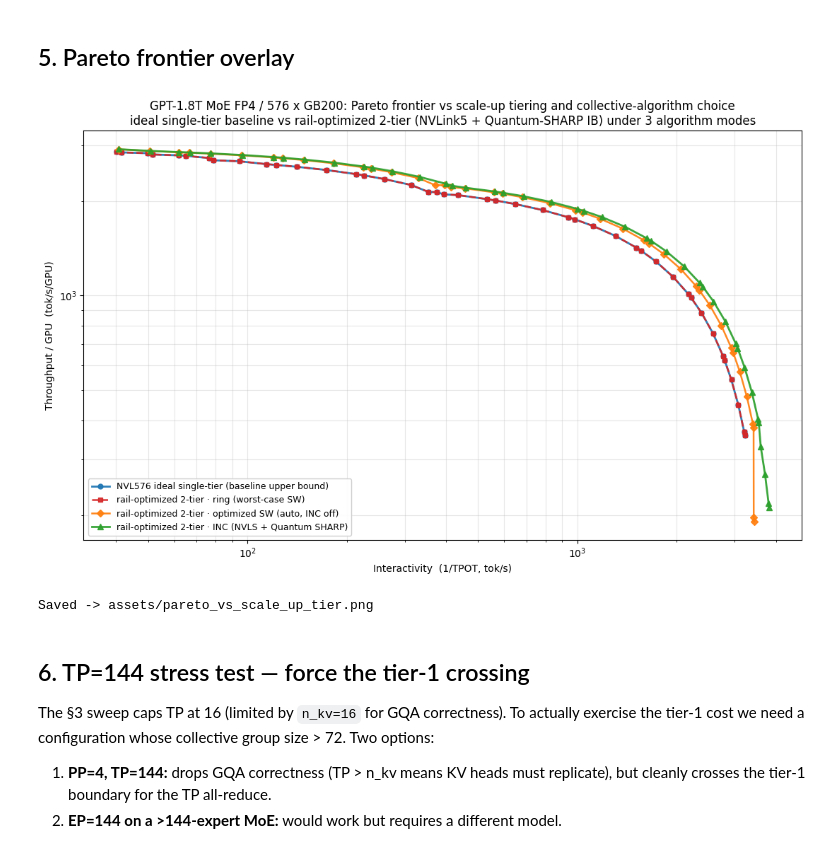
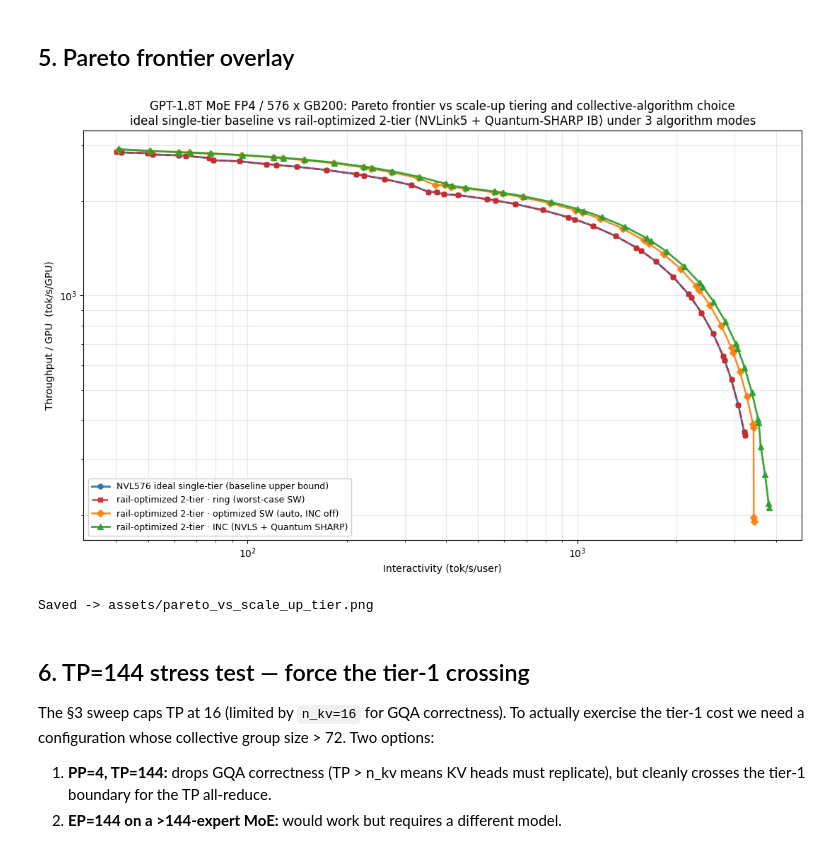
Before and after one commit to spiceMonkey/llm_perf, a Jupyter notebook: notebooks/pareto_vs_scale_up_tier.ipynb, the cells around one changed output. Drawn from its saved outputs; the diff is of its cells as text; code cells hidden in the pictures.

```diff
--- a/notebooks/pareto_vs_scale_up_tier.ipynb
+++ b/notebooks/pareto_vs_scale_up_tier.ipynb
@@ -311,35 +311,35 @@ styles = {
                         label="NVL576 ideal single-tier (baseline upper bound)"),
     "rail+ring":   dict(color="#d62728", marker="s", linestyle="--", lw=1.8, ms=5,
                         label="rail-optimized 2-tier · ring (worst-case SW)"),
     "rail+sw_opt": dict(color="#ff7f0e", marker="D", linestyle="-",  lw=1.8, ms=5,
                         label="rail-optimized 2-tier · optimized SW (auto, INC off)"),
     "rail+inc":    dict(color="#2ca02c", marker="^", linestyle="-",  lw=2.0, ms=6,
                         label="rail-optimized 2-tier · INC (NVLS + Quantum SHARP)"),
 }
 
 for label, fr in frontiers.items():
     if not fr:
         continue
     xs = [p.interactivity for p in fr]
     ys = [p.tput_per_gpu for p in fr]
     ax.plot(xs, ys, alpha=0.92, **styles[label])
 
 ax.set_xscale("log")
 ax.set_yscale("log")
-ax.set_xlabel("Interactivity  (1/TPOT, tok/s)")
+ax.set_xlabel("Interactivity (tok/s/user)")
 ax.set_ylabel("Throughput / GPU  (tok/s/GPU)")
 ax.set_title(
     "GPT-1.8T MoE FP4 / 576 x GB200: Pareto frontier vs scale-up tiering and collective-algorithm choice\n"
     "ideal single-tier baseline vs rail-optimized 2-tier (NVLink5 + Quantum-SHARP IB) under 3 algorithm modes"
 )
 ax.grid(True, which="both", alpha=0.3)
 ax.legend(loc="lower left", fontsize=9, framealpha=0.92)
 fig.tight_layout()
 fig.savefig("assets/pareto_vs_scale_up_tier.png", dpi=130, bbox_inches="tight")
 plt.show()
 print("Saved -> assets/pareto_vs_scale_up_tier.png")
 # %% [output]
-[figure, old version]
+[figure, new version]
 Saved -> assets/pareto_vs_scale_up_tier.png
 # %% [markdown]
 ## 6. TP=144 stress test — force the tier-1 crossing
```
Also changed, not shown: parts of 3 cells of this notebook, 24 other files.
